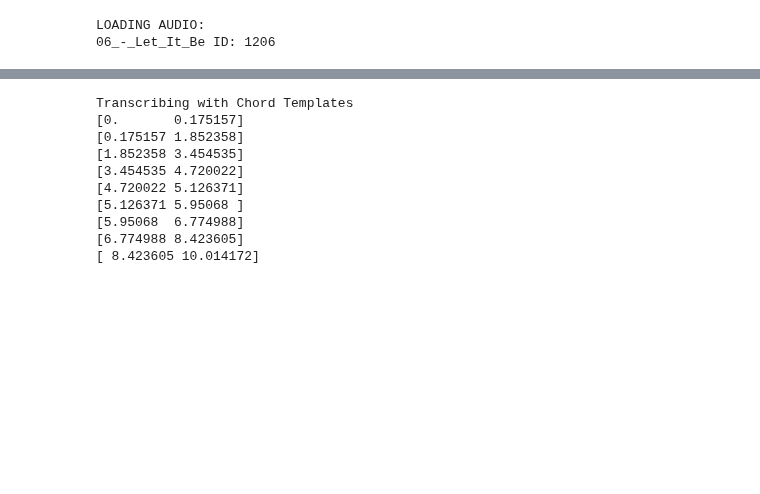
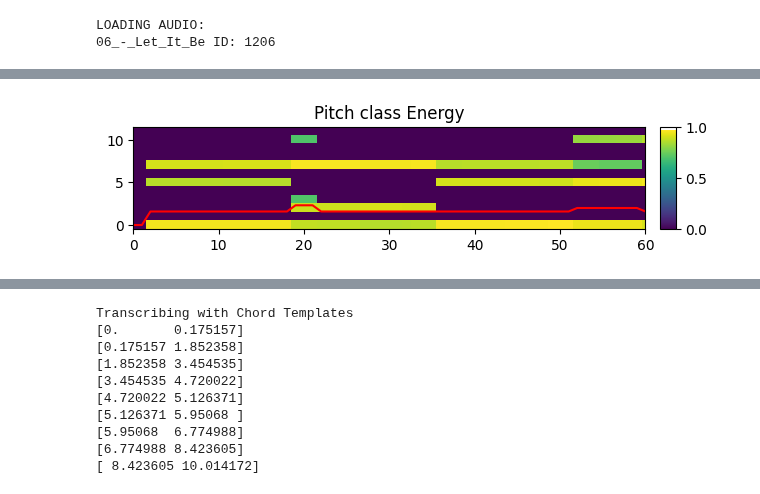
Before and after one commit to Maushax-jpg/chord-recognition, a Jupyter notebook: test.ipynb, the cells around one changed output, grey strips where cells are left out. Saved outputs shown, nothing was run; the diff lists cells and outputs as text; code cells hidden in the pictures; blank space fills up the shorter version.

```diff
--- a/test.ipynb
+++ b/test.ipynb
@@ -0,0 +3,8 @@
+# %%
+import numpy as np
+import circularPitchSpace as cps
+vectors_fr = np.angle(cps.calculateVectorsFR())
+x = np.angle(0.2+0.2j)
+
+delta_phi = np.abs(vectors_fr-x)
+print(vectors_fr[np.argmin(delta_phi)]-x)
@@ -1,8 +13,7 @@
 # %%
 import dataloader
-import madmom
 import numpy as np
-
+import circularPitchSpace as cps
 id = 21 # 21:let it be -> easy and clear harmony
 split = 3
 dataset = dataloader.MIRDataset("beatles",use_deep_chroma=True,align_chroma=True,split_nr=split)
@@ -10,10 +21,7 @@ tracks = dataset.getTrackList()
 track_id = list(tracks.keys())
 id = 21 # 21:let it be -> easy and clear harmony
 ## load track
-y,t_chroma,chroma,ref_intervals,ref_labels = dataset[track_id[id]]
-
-activations_processor = madmom.features.beats.RNNBeatProcessor()
-beat_processor = madmom.features.beats.BeatTrackingProcessor(fps=100)
+y,t_chroma,chroma,cps_features,ref_intervals,ref_labels = dataset[track_id[id]]
 # %% [output]
 LOADING AUDIO:
 06_-_Let_It_Be ID: 1206
@@ -29,0 +28,63 @@ cps.plotFeatures(axes,rho_F[20],rho_FR[20,:],rho_TR[20,:],rho_DR[20,:],'r')
+# %%
+import matplotlib.pyplot as plt
+from mpl_toolkits.axes_grid1 import make_axes_locatable
+
+def calcEntropy(energy):
+    # Calculate the probabilities by normalizing the energy values
+    probability = energy / (np.sum(energy, axis=1, keepdims=True)+np.finfo(float).eps)
+    # Ignore zero probabilities to avoid NaN values in the entropy calculation
+    non_zero_probs = np.where(probability > 0, probability, 1)
+    # Calculate the entropy for each time instance along axis 1
+    entropy = -np.sum(non_zero_probs * np.log2(non_zero_probs), axis=1)
+    return entropy
+
+r_F,r_FR,r_TR,r_DR = cps_features
+threshold = 0.7
+angle_weight = 0.8
+pitchclass_energy = cps.getPitchClassEnergyProfile(chroma,threshold,angle_weight)
+
+
+##################### PITCH CLASS ENERGY PLOT #################################
+fig,ax = plt.subplots(figsize=(7,4))
+img = ax.imshow(pitchclass_energy.T,origin='lower')
+# Divide existing axes and create new axes at right side of image
+divider = make_axes_locatable(ax)
+cax = divider.append_axes("right", size="3%", pad=0.15)
+colorbar = fig.colorbar(img,cax=cax)
+colorbar.set_ticks([0, 0.5, 1])
+ax.set_xlim(0,60)
+
+# pick the most likely pitch classes
+max_energy = np.argmax(pitchclass_energy,axis=1)
+pitch_class,count = np.unique(max_energy,return_counts=True)
+r_FR_max = r_FR[np.arange(max_energy.shape[0]), max_energy]
+r_TR_max = r_TR[np.arange(max_energy.shape[0]), max_energy]
+entropy = calcEntropy(pitchclass_energy)
+ax.set_title("Pitch class Energy")
+ax.plot(entropy,'r')
+
+################### FEATURE PLOT for a single frame ################################
+frame = 10
+fig,ax = plt.subplots(1,3,figsize=(7,2.5))
+cps.plotCircleOfFifths(ax[0])
+z = r_F[frame]*1j
+ax[0].plot([0,z.real],[0,z.imag],'r-',markersize=2)
+cps.plotCircleOfFifthsRelated(ax[1],max_energy[frame])
+z = r_FR[frame,max_energy[frame]]*1j
+ax[1].plot([0,z.real],[0,z.imag],'r-',markersize=2)
+cps.plotCircleOfThirdsRelated(ax[2],max_energy[frame])
+z = r_TR[frame,max_energy[frame]]*1j
+ax[2].plot([0,z.real],[0,z.imag],'r-',markersize=2)
+plt.subplots_adjust(top=0.8)  # Increase or decrease the value as needed
+fig.suptitle(f"Features for frame {frame}")
+for x in ax:
+    x.set_xlim(-1.1,1.1)
+    x.set_ylim(-1.1,1.1)
+
+# chord quality major/minor -> angle of FR
+angle_FR = np.angle(r_FR[frame,max_energy[frame]])
+if(angle_FR >= 0 and angle_FR <= np.pi):
+    print("Major")
+else:
+    print("Minor")
+# %% [output]
@@ -29,0 +96 @@ cps.plotFeatures(axes,rho_F[20],rho_FR[20,:],rho_TR[20,:],rho_DR[20,:],'r')
+[figure, added]
```
Also changed, not shown: parts of 4 cells of this notebook, 2 other files.
